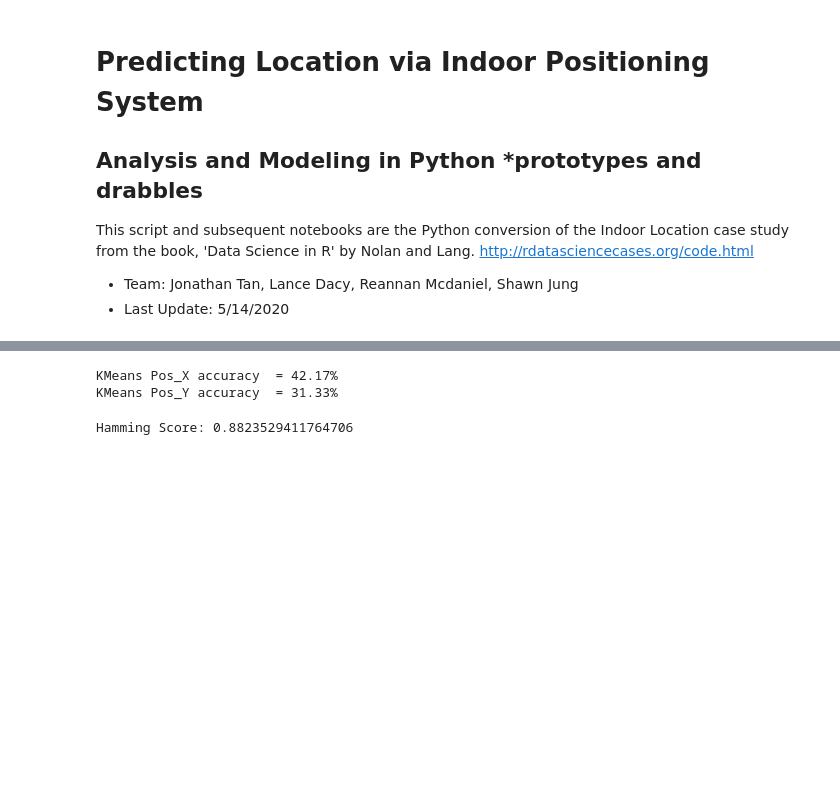
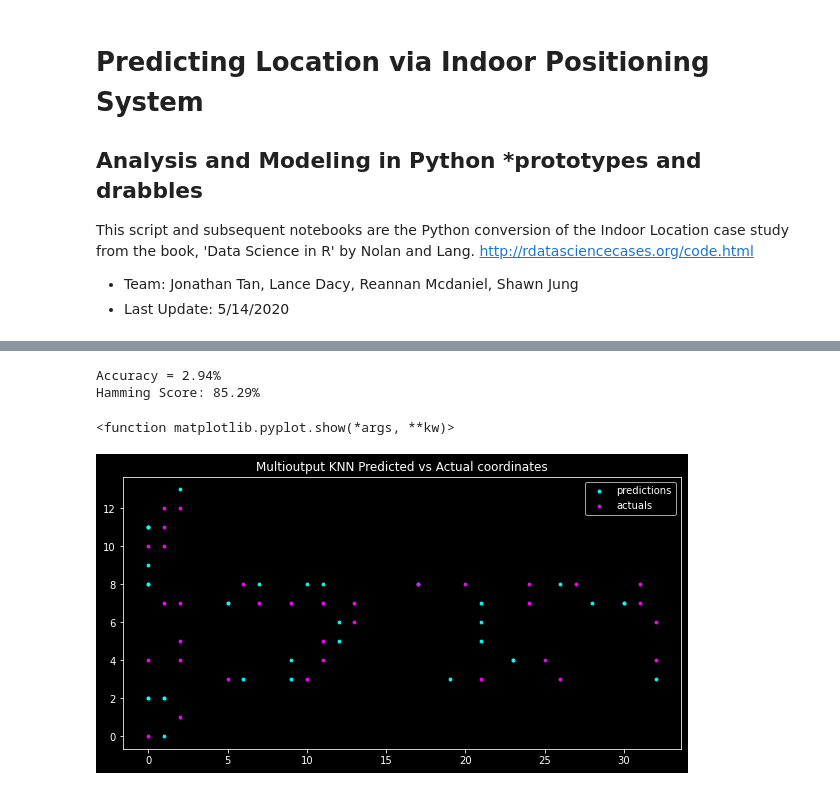
Before and after one commit to MustangDFW/DS7333, a Jupyter notebook: Case Study 1/2-Interim Notebooks/location-prediction-03-knn-model-spitballing.ipynb, the cells around one changed output, grey strips where cells are left out. Saved outputs shown, nothing was run; the diff lists cells and outputs as text; code cells hidden in the pictures; blank space fills up the shorter version.

```diff
--- a/Case Study 1/2-Interim Notebooks/location-prediction-03-knn-model-spitballing.ipynb
+++ b/Case Study 1/2-Interim Notebooks/location-prediction-03-knn-model-spitballing.ipynb
@@ -127,25 +98,3 @@ array([[0., 0., 0., ..., 0., 0., 0.],
-# %%
-#kmeans
-from sklearn.cluster import KMeans
-import numpy as np
-
-x2 = offline_pivot.iloc[:, 1:8] #fit kmeans to predictors, 7 macs
-y2 =offline_pivot.iloc[:, 9:10]
-
-cls = KMeans(n_clusters = 7, init = 'k-means++', random_state = 1)
-cls.fit(x2)
-newfeature = cls.labels_
-
-X = offline_pivot.iloc[:, 1:8]
-X = np.column_stack((X,pd.get_dummies(newfeature))) #use for comparison with acc cross val
-
-acc = cross_val_score(clf, X, y = y2, cv = cv)
-print('KMeans Pos_X accuracy  = {:.2f}%'.format(acc[0]*100))
-print('KMeans Pos_Y accuracy  = {:.2f}%'.format(acc[1]*100))
-#not better than random forest
-# %% [output]
-KMeans Pos_X accuracy  = 42.17%
-KMeans Pos_Y accuracy  = 31.33%
 # %%
 def hamming_score(y_true, y_pred, normalize=True, sample_weight=None):
     '''
@@ -168,26 +117,26 @@ def hamming_score(y_true, y_pred, normalize=True, sample_weight=None):
         acc_list.append(tmp_a)
     return np.mean(acc_list)
 # %%
-from skmultilearn.problem_transform import BinaryRelevance
+
 from sklearn.multioutput import MultiOutputClassifier
 from sklearn.naive_bayes import GaussianNB
 from sklearn.neighbors import KNeighborsClassifier
 from sklearn.model_selection import train_test_split
+from sklearn.metrics import accuracy_score #doesn't support multi-class multi-output
+from sklearn.metrics import hamming_loss #doesn't support multi-class multi-output
 
 y = offline_pivot.iloc[:, 8:10]
 x = offline_pivot.iloc[:, 1:8]
-x_train, x_test, y_train, y_test = train_test_split(x, y, test_size = .2, random_state = 83812)
+x_train, x_test, y_train, y_test = train_test_split(x, y, test_size = .2, random_state = randstate)
 
-classifier = BinaryRelevance(GaussianNB()) #binary relevance multiclassifier
-#knn = KNeighborsClassifier(n_neighbors = 4)
-#classifier = MultiOutputClassifier(knn, n_jobs = -1)
+knn = KNeighborsClassifier(n_neighbors = 4)
+classifier = MultiOutputClassifier(knn, n_jobs = -1)
 classifier.fit(x_train, y_train) #fit
 predictions = classifier.predict(x_test) #predict
 
 #both to array
 y_test = y_test.values #convert dataframe to array #so predictions from knn come out as array, but accuracy score doesn't support multiclass?
-predictions = predictions.toarray()
-
+acc = classifier.score(x_test, y_test)
 #try converting both to sparse?
 #y_test_sparse = sparse.csc_matrix(y_test) #convert y_test t0 sparse? csc
 #predictions_sparse = sparse.csc_matrix(predictions)
@@ -196,12 +145,29 @@ predictions = predictions.toarray()
 #y_test = np.matrix(y_test)
 #predictions = np.matrix(predictions)
 
-from sklearn.metrics import accuracy_score
-#accuracy_score(y_test, predictions)
-#accuracy_score(y_test_sparse, predictions_sparse) ok both sparse to accuracy_score gives a len() error?
-
-print('Hamming Score:', hamming_score(y_test, predictions)) #Hamming score is the difference in positions?
-#print('Subset Accuracy:', sklearn.metrics.accuracy_score(y_test, predictions))
-#print('Hamming Loss:', sklearn.metrics.hamming_loss(y_test,predictions))
+print("Accuracy = {:.2f}%".format(acc*100))
+print('Hamming Score: {:.2f}%'.format(hamming_score(y_test, predictions)*100)) #Hamming score is the difference in positions?
+#print('Subset Accuracy:', accuracy_score(y_test, predictions))
+#print('Hamming Loss:', hamming_loss(y_test,predictions))
 # %% [output]
-Hamming Score: 0.8823529411764706
+Accuracy = 2.94%
+Hamming Score: 85.29%
+# %%
+import matplotlib.pyplot as plt
+x = range(30)
+y = range(30)
+fig = plt.figure(figsize = (10, 5))
+ax1 = fig.add_subplot(111)
+
+predx, predy = predictions[:, 0], predictions[:, 1]
+truex, truey = y_test[:, 0], y_test[:, 1]
+
+ax1.scatter(predx, predy, s = 8, c = 'cyan', label = 'predictions')
+ax1.scatter(truex, truey, s = 8, c = 'magenta', label = 'actuals')
+plt.title('Multioutput KNN Predicted vs Actual coordinates')
+plt.legend(loc = 'upper right');
+
+plt.show
+# %% [output]
+<function matplotlib.pyplot.show(*args, **kw)>
+[figure, added]
```
Also changed, not shown: parts of 40 cells of this notebook.
